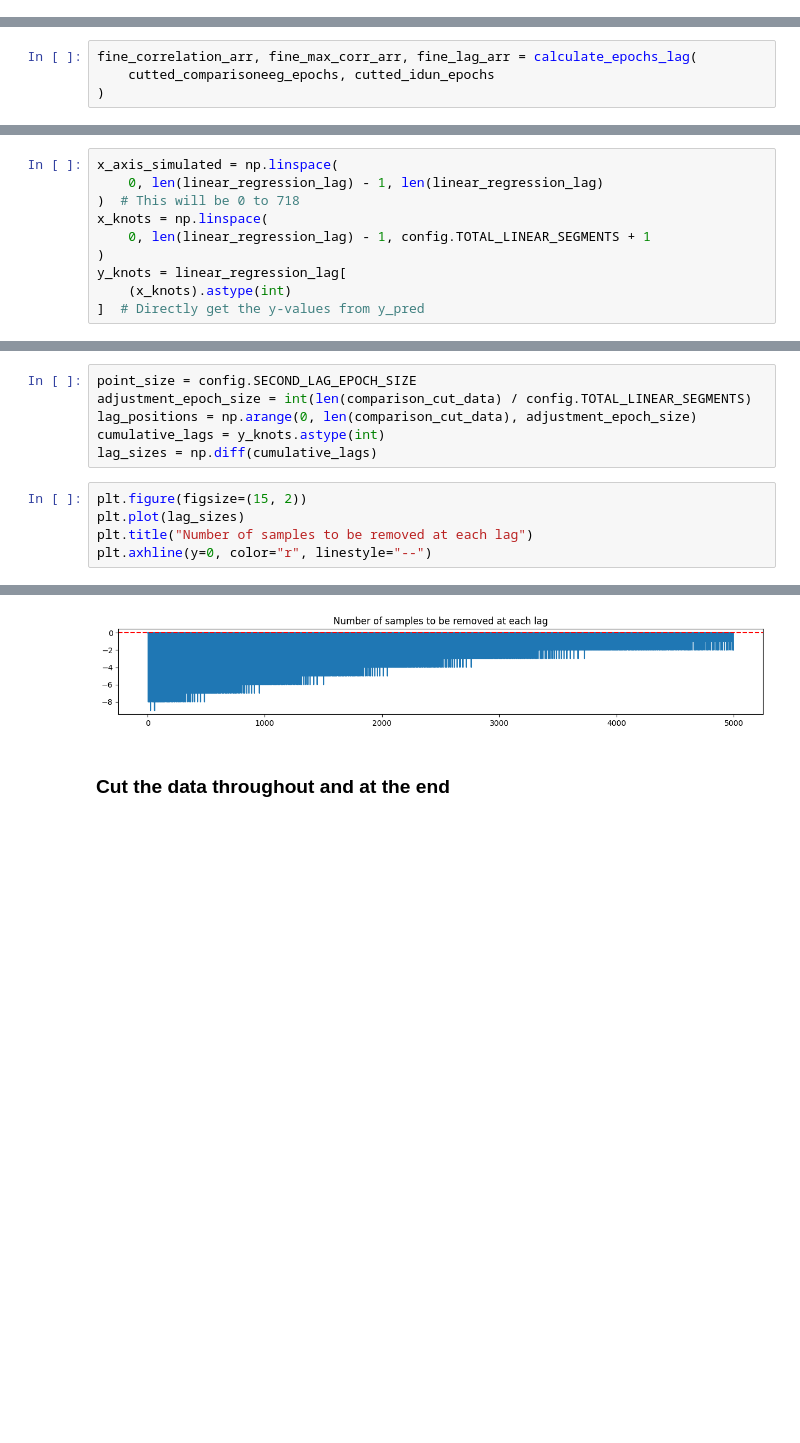
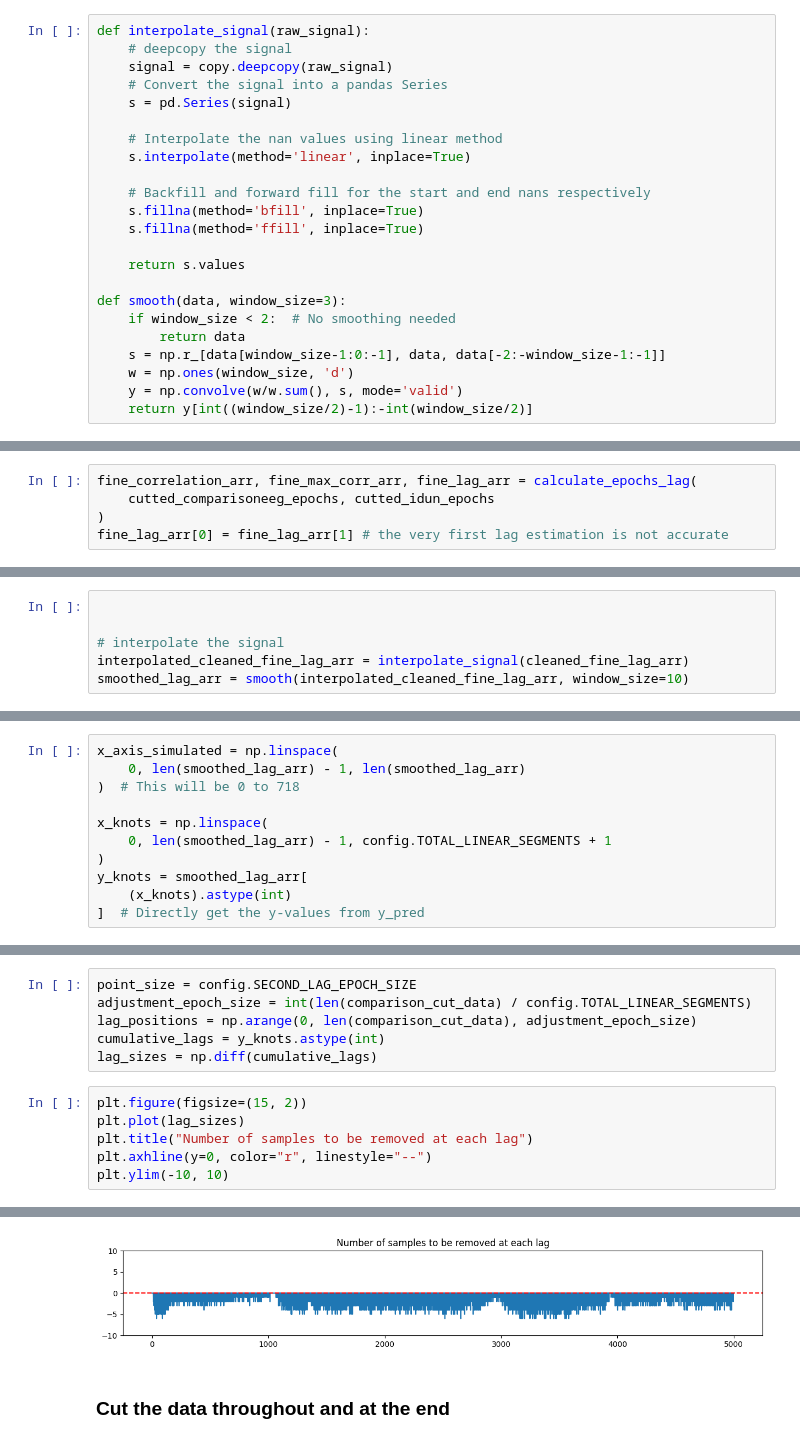
Before and after one commit to iduntech/idn-sync-data, a Jupyter notebook: sync_main.ipynb, the cells around one changed output, grey strips where cells are left out. Drawn from its saved outputs; the diff is of its cells as text; blank space fills up the shorter version.

```diff
--- a/sync_main.ipynb
+++ b/sync_main.ipynb
@@ -28,6 +28,29 @@ from utils.lag_calculator import (
     get_device_configuration,
 )
 import config
+# %%
+def interpolate_signal(raw_signal):
+    # deepcopy the signal
+    signal = copy.deepcopy(raw_signal)
+    # Convert the signal into a pandas Series
+    s = pd.Series(signal)
+
+    # Interpolate the nan values using linear method
+    s.interpolate(method='linear', inplace=True)
+
+    # Backfill and forward fill for the start and end nans respectively
+    s.fillna(method='bfill', inplace=True)
+    s.fillna(method='ffill', inplace=True)
+
+    return s.values
+
+def smooth(data, window_size=3):
+    if window_size < 2:  # No smoothing needed
+        return data
+    s = np.r_[data[window_size-1:0:-1], data, data[-2:-window_size-1:-1]]
+    w = np.ones(window_size, 'd')
+    y = np.convolve(w/w.sum(), s, mode='valid')
+    return y[int((window_size/2)-1):-int(window_size/2)]
 # %% [markdown]
 ### Upload all data
 # %%
@@ -295,6 +318,7 @@ cutted_idun_epochs = epoch_data(idun_cut_data, config.SECOND_LAG_EPOCH_SIZE)
 fine_correlation_arr, fine_max_corr_arr, fine_lag_arr = calculate_epochs_lag(
     cutted_comparisoneeg_epochs, cutted_idun_epochs
 )
+fine_lag_arr[0] = fine_lag_arr[1] # the very first lag estimation is not accurate
 # %%
 fine_lag_arr_copy = fine_lag_arr.copy()
 plt.figure(figsize=(15, 2))
@@ -362,3 +359,9 @@ Best Mean Absolute Error: 2477.0356209868514
+# %%
+
+
+# interpolate the signal
+interpolated_cleaned_fine_lag_arr = interpolate_signal(cleaned_fine_lag_arr)
+smoothed_lag_arr = smooth(interpolated_cleaned_fine_lag_arr, window_size=10)
 # %%
 # Plotting the regression curve
 plt.figure(figsize=(15, 15))
@@ -388,12 +391,13 @@ plt.savefig(
 ### Create linear knots
 # %%
 x_axis_simulated = np.linspace(
-    0, len(linear_regression_lag) - 1, len(linear_regression_lag)
+    0, len(smoothed_lag_arr) - 1, len(smoothed_lag_arr)
 )  # This will be 0 to 718
+
 x_knots = np.linspace(
-    0, len(linear_regression_lag) - 1, config.TOTAL_LINEAR_SEGMENTS + 1
+    0, len(smoothed_lag_arr) - 1, config.TOTAL_LINEAR_SEGMENTS + 1
 )
-y_knots = linear_regression_lag[
+y_knots = smoothed_lag_arr[
     (x_knots).astype(int)
 ]  # Directly get the y-values from y_pred
 # %%
@@ -426,4 +430,5 @@ plt.figure(figsize=(15, 2))
 plt.plot(lag_sizes)
 plt.title("Number of samples to be removed at each lag")
 plt.axhline(y=0, color="r", linestyle="--")
+plt.ylim(-10, 10)
 # %% [output]
@@ -431,4 +436,4 @@ plt.axhline(y=0, color="r", linestyle="--")
-[figure, old version]
+[figure, new version]
 # %% [markdown]
 ### Cut the data throughout and at the end
 # %%
```
Also changed, not shown: parts of 30 cells of this notebook, 1 other file.
